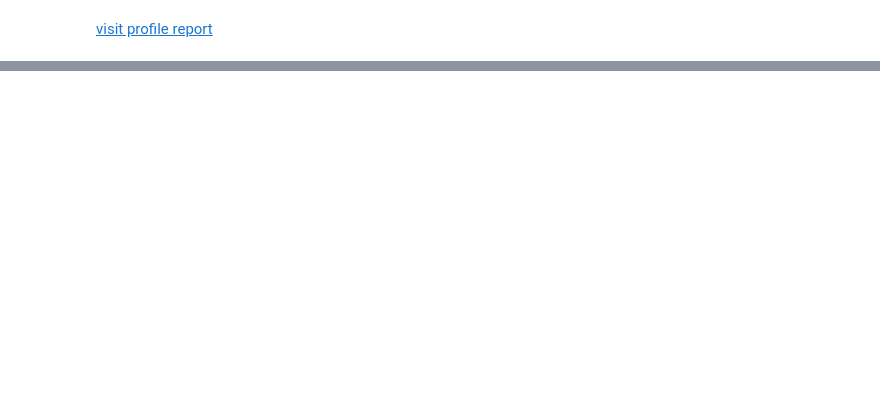
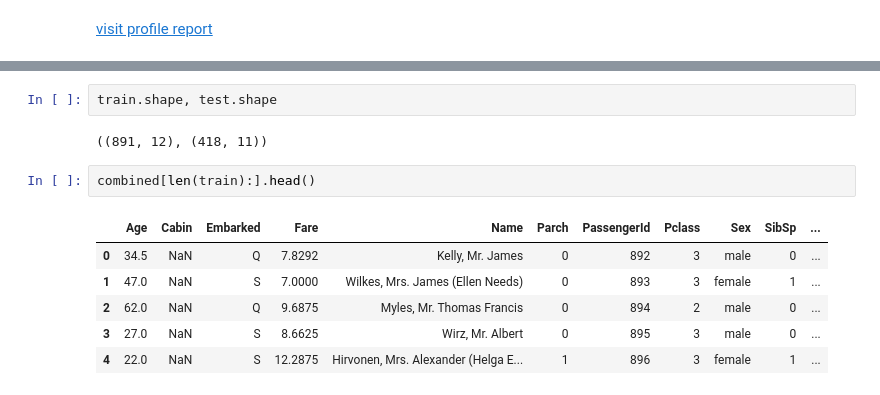
Before and after one commit to noushadkhan01/Data-Science-Projects, a Jupyter notebook: Titanic_machine_learning_from_disaster.ipynb, the cells around one changed output, grey strips where cells are left out. Cells and saved outputs as stored; diff of their text form; blank space fills up the shorter version.

```diff
--- a/Titanic_machine_learning_from_disaster.ipynb
+++ b/Titanic_machine_learning_from_disaster.ipynb
@@ -131,0 +155,13 @@ files.download('titanic_profile_report.html')
+# %%
+train.shape, test.shape
+# %% [output]
+((891, 12), (418, 11))
+# %%
+combined[len(train):].head()
+# %% [output]
+|  | Age | Cabin | Embarked | Fare | Name | Parch | PassengerId | Pclass | Sex | SibSp | ... |
+| 0 | 34.5 | NaN | Q | 7.8292 | Kelly, Mr. James | 0 | 892 | 3 | male | 0 | ... |
+| 1 | 47.0 | NaN | S | 7.0000 | Wilkes, Mrs. James (Ellen Needs) | 0 | 893 | 3 | female | 1 | ... |
+| 2 | 62.0 | NaN | Q | 9.6875 | Myles, Mr. Thomas Francis | 0 | 894 | 2 | male | 0 | ... |
+| 3 | 27.0 | NaN | S | 8.6625 | Wirz, Mr. Albert | 0 | 895 | 3 | male | 0 | ... |
+| 4 | 22.0 | NaN | S | 12.2875 | Hirvonen, Mrs. Alexander (Helga E... | 1 | 896 | 3 | female | 1 | ... |
```
Also changed, not shown: parts of 20 cells of this notebook.
